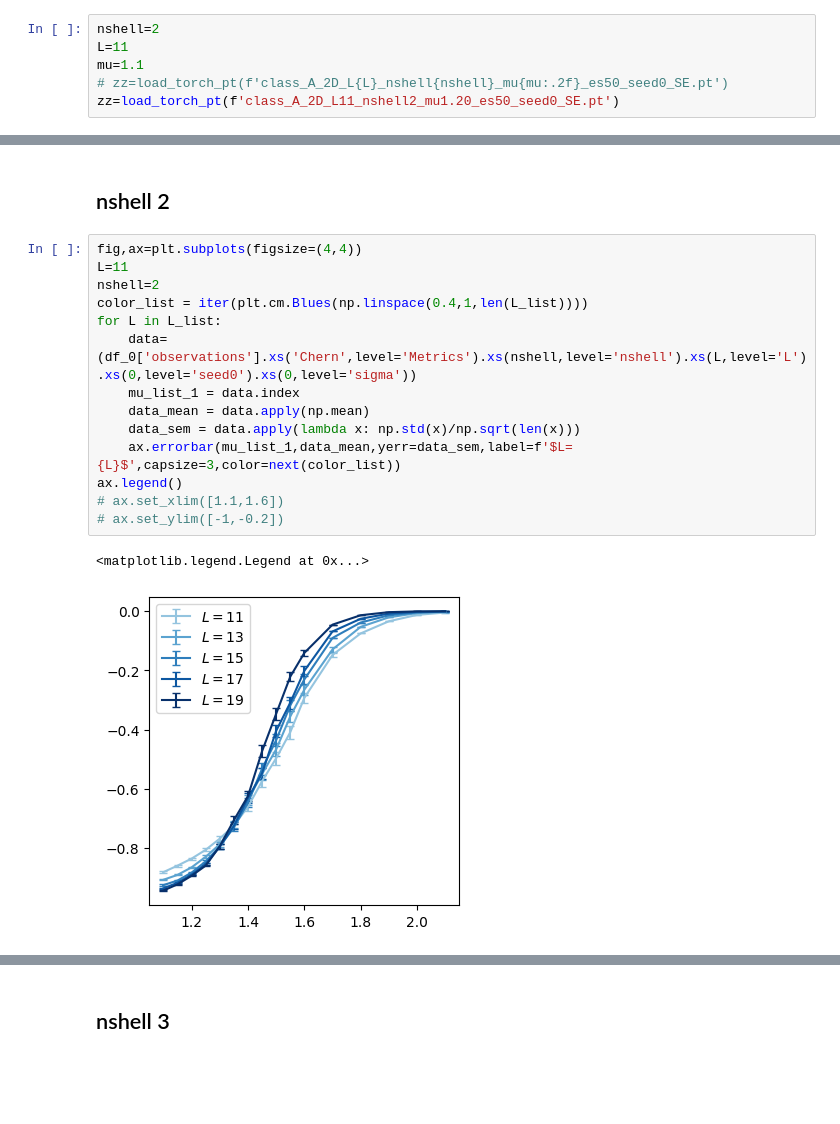
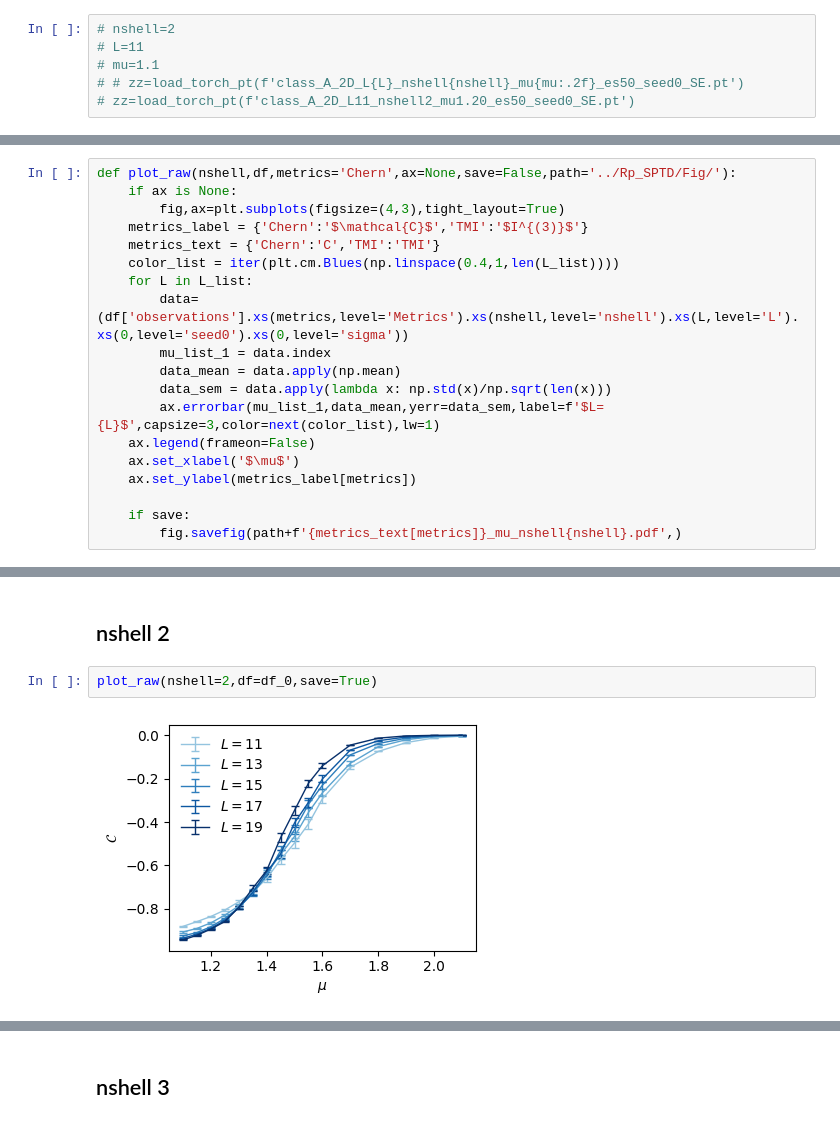
Before and after one commit to hainingpan/GTN, a Jupyter notebook: plot_pytorch.ipynb, the cells around one changed output, grey strips where cells are left out. Drawn from its saved outputs; the diff is of its cells as text; blank space fills up the shorter version.

```diff
--- a/plot_pytorch.ipynb
+++ b/plot_pytorch.ipynb
@@ -13,11 +13,11 @@ from plot_utils import *
 # %%
 from data_collapse import *
 # %%
-nshell=2
-L=11
-mu=1.1
-# zz=load_torch_pt(f'class_A_2D_L{L}_nshell{nshell}_mu{mu:.2f}_es50_seed0_SE.pt')
-zz=load_torch_pt(f'class_A_2D_L11_nshell2_mu1.20_es50_seed0_SE.pt')
+# nshell=2
+# L=11
+# mu=1.1
+# # zz=load_torch_pt(f'class_A_2D_L{L}_nshell{nshell}_mu{mu:.2f}_es50_seed0_SE.pt')
+# zz=load_torch_pt(f'class_A_2D_L11_nshell2_mu1.20_es50_seed0_SE.pt')
 # %% [markdown]
 # Generate
 # %%
@@ -83,3 +83,22 @@ for fixed_params,vary_params in params_list:
 
 
 df_0=convert_pd(data_0_dict,names=['Metrics','L','nshell','mu','sigma','seed0'])
+# %%
+def plot_raw(nshell,df,metrics='Chern',ax=None,save=False,path='../Rp_SPTD/Fig/'):
+    if ax is None:
+        fig,ax=plt.subplots(figsize=(4,3),tight_layout=True)
+    metrics_label = {'Chern':'$\mathcal{C}$','TMI':'$I^{(3)}$'}
+    metrics_text = {'Chern':'C','TMI':'TMI'}
+    color_list = iter(plt.cm.Blues(np.linspace(0.4,1,len(L_list))))
+    for L in L_list:
+        data=(df['observations'].xs(metrics,level='Metrics').xs(nshell,level='nshell').xs(L,level='L').xs(0,level='seed0').xs(0,level='sigma'))
+        mu_list_1 = data.index
+        data_mean = data.apply(np.mean)
+        data_sem = data.apply(lambda x: np.std(x)/np.sqrt(len(x)))
+        ax.errorbar(mu_list_1,data_mean,yerr=data_sem,label=f'$L={L}$',capsize=3,color=next(color_list),lw=1)
+    ax.legend(frameon=False)
+    ax.set_xlabel('$\mu$')
+    ax.set_ylabel(metrics_label[metrics])
+
+    if save:
+        fig.savefig(path+f'{metrics_text[metrics]}_mu_nshell{nshell}.pdf',)
@@ -87,23 +120,10 @@ df_0=convert_pd(data_0_dict,names=['Metrics','L','nshell','mu','sigma','seed0'])
 # Data
 # %% [markdown]
 ## nshell 2
-# %%
-fig,ax=plt.subplots(figsize=(4,4))
-L=11
-nshell=2
-color_list = iter(plt.cm.Blues(np.linspace(0.4,1,len(L_list))))
-for L in L_list:
-    data=(df_0['observations'].xs('Chern',level='Metrics').xs(nshell,level='nshell').xs(L,level='L').xs(0,level='seed0').xs(0,level='sigma'))
-    mu_list_1 = data.index
-    data_mean = data.apply(np.mean)
-    data_sem = data.apply(lambda x: np.std(x)/np.sqrt(len(x)))
-    ax.errorbar(mu_list_1,data_mean,yerr=data_sem,label=f'$L={L}$',capsize=3,color=next(color_list))
-ax.legend()
-# ax.set_xlim([1.1,1.6])
-# ax.set_ylim([-1,-0.2])
-# %% [output]
-<matplotlib.legend.Legend at 0x...>
-[figure, removed]
+# %%
+plot_raw(nshell=2,df=df_0,save=True)
+# %% [output]
+[figure, added]
 # %%
 dc=DataCollapse(df=df_0,params={'Metrics':'Chern','seed0':0,'nshell':2},Lmin=11,Lmax=19,p_range=[1.1,1.6],p_='mu',L_='L')
 dc.datacollapse(nu=1.,p_c=1.39,p_c_range = dc.p_range,nu_range=(0.5,3))
```
Also changed, not shown: parts of 29 cells of this notebook, 1 other file.
